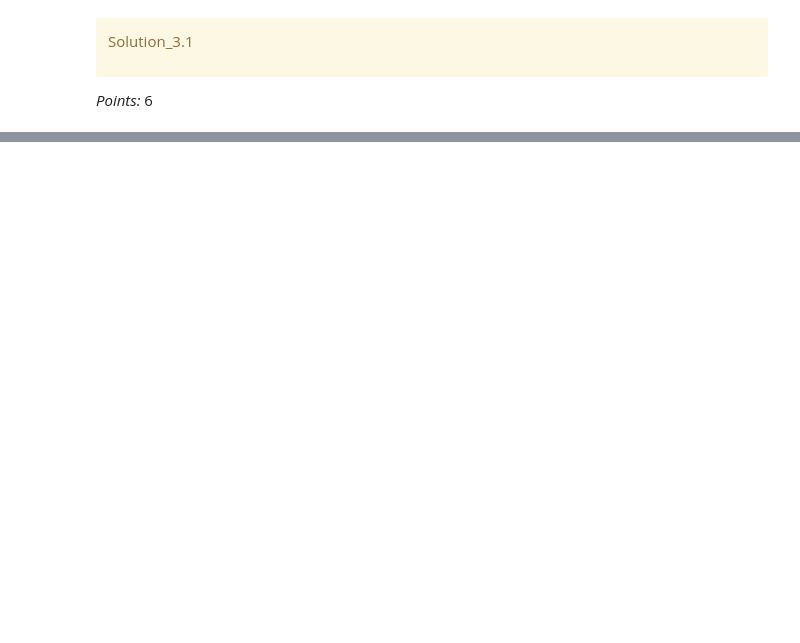
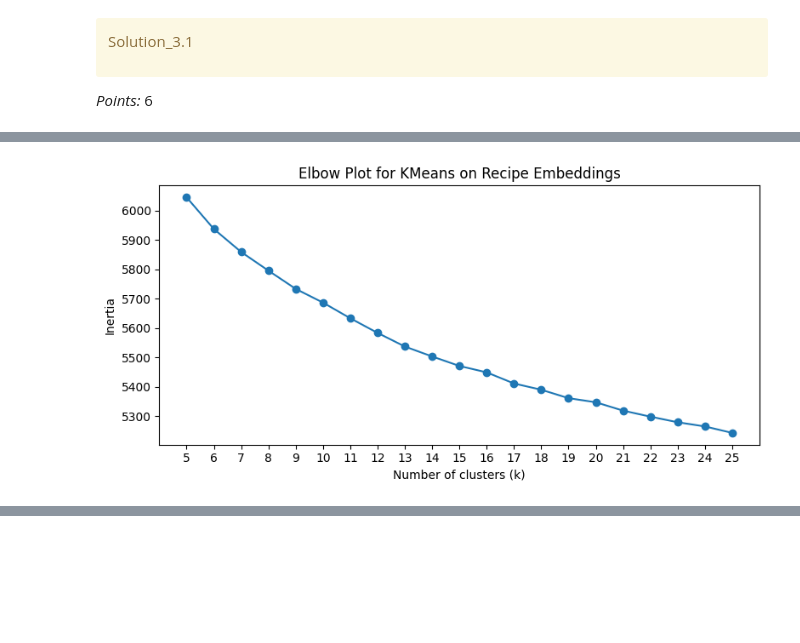
Before and after one commit to moraesand/hw6_cpsc330, a Jupyter notebook: hw6.ipynb, the cells around one changed output, grey strips where cells are left out. Saved outputs shown, nothing was run; the diff lists cells and outputs as text; code cells hidden in the pictures; blank space fills up the shorter version.

```diff
--- a/hw6.ipynb
+++ b/hw6.ipynb
@@ -862,0 +893,8 @@ embeddings = None
+# %%
+embedder2 = SentenceTransformer("all-MiniLM-L6-v2")
+
+embedding_matrix = embedder2.encode(recipes_df["name"].tolist())
+
+embeddings = pd.DataFrame(embedding_matrix, index=recipes_df.index)
+print("Embedding shape:", embeddings.shape)
+embeddings
@@ -951,0 +1005,22 @@ _Type your answer here, replacing this text._
+# %%
+from sklearn.cluster import KMeans
+from sklearn.metrics import silhouette_score
+
+X_emb = embeddings.values
+inertias = []
+
+for k in range(5, 26):
+    k_means = KMeans(n_clusters=k, random_state=42, n_init=10)
+    k_means.fit(X_emb)
+    inertias.append(k_means.inertia_)
+
+plt.figure(figsize=(8, 4))
+plt.plot(range(5,26), inertias, marker='o')
+plt.xlabel("Number of clusters (k)")
+plt.ylabel("Inertia")
+plt.title("Elbow Plot for KMeans on Recipe Embeddings")
+plt.xticks(list(range(5,26)))
+plt.tight_layout()
+plt.show()
+# %% [output]
+[figure, added]
```
Also changed, not shown: parts of 29 cells of this notebook, 1 other file.
